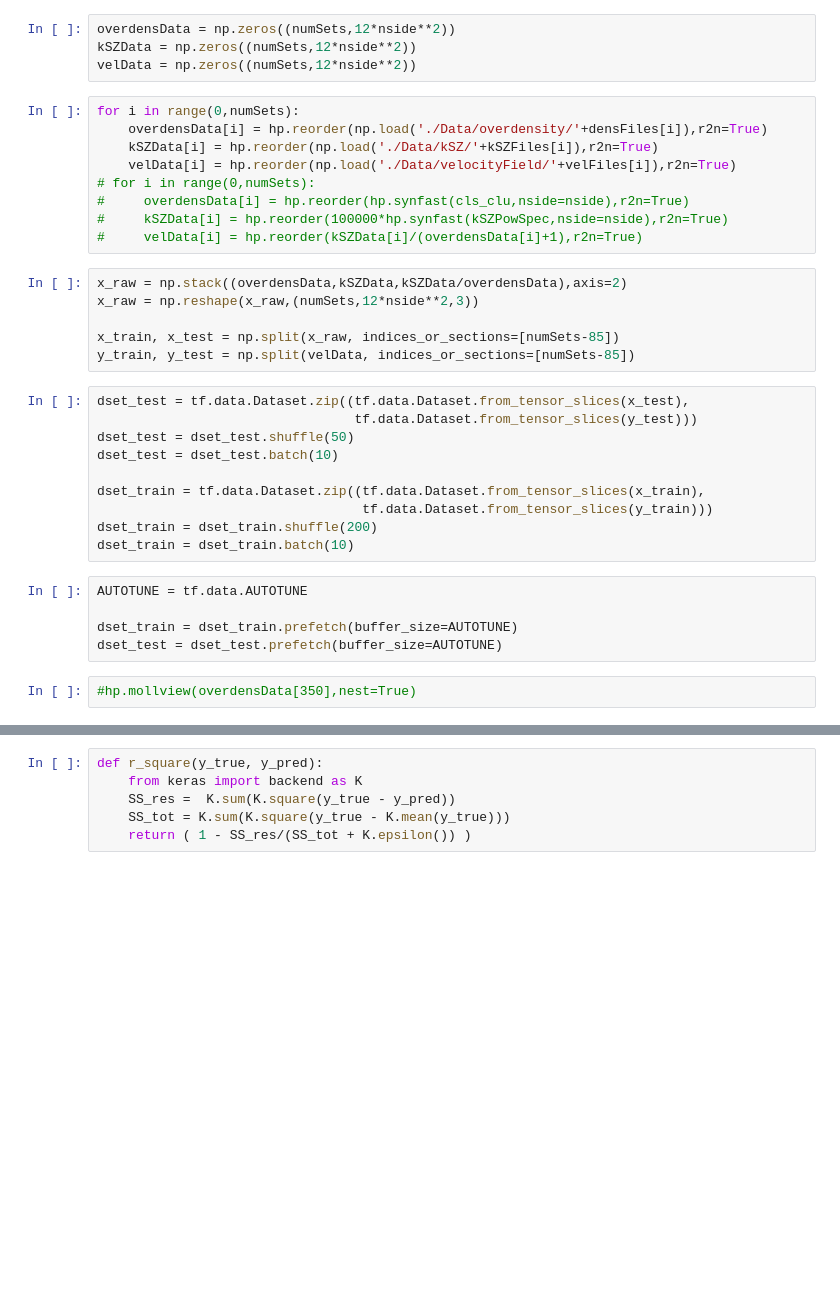
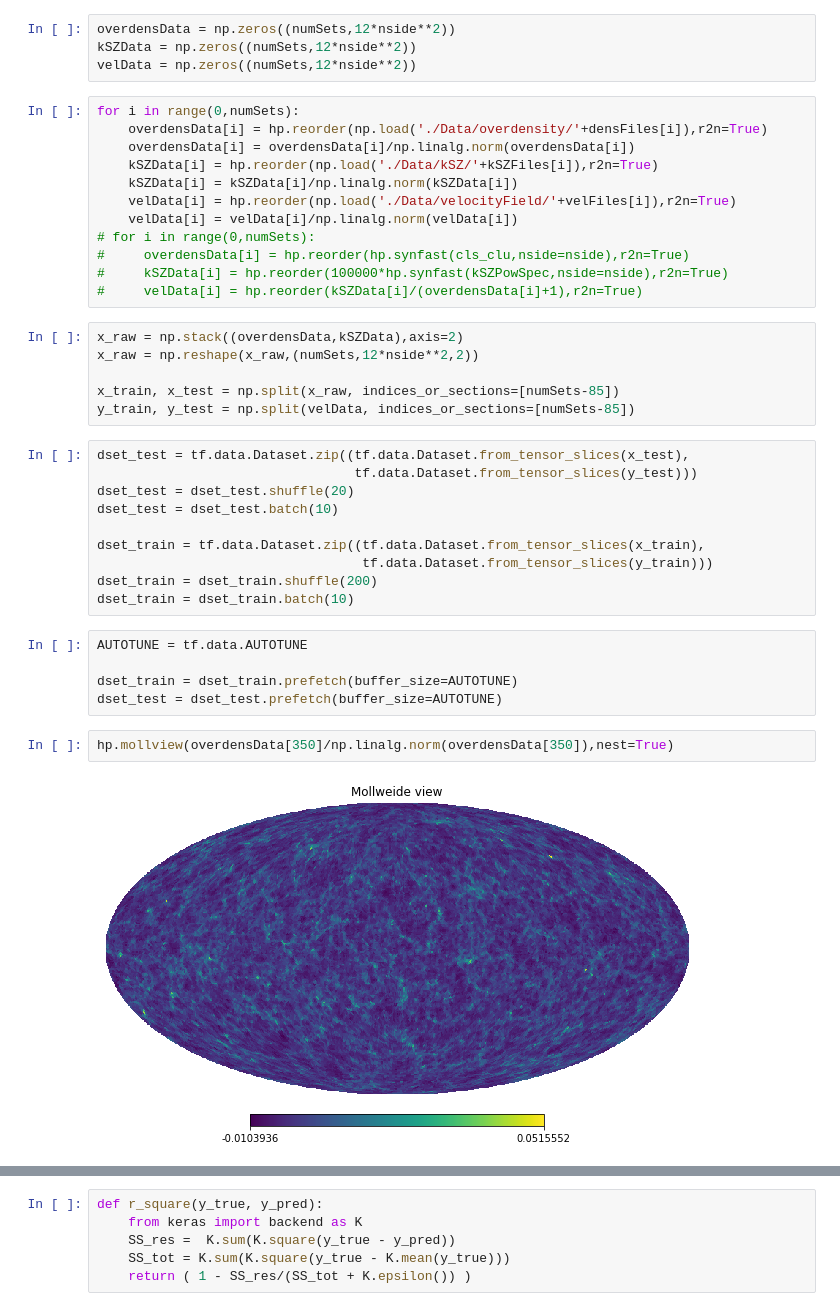
Before and after one commit to wurdahl/kSZ-Velocity-Recon-ML, a Jupyter notebook: GenerativeModel.ipynb, the cells around one changed output, grey strips where cells are left out. Saved outputs shown, nothing was run; the diff lists cells and outputs as text; blank space fills up the shorter version.

```diff
--- a/GenerativeModel.ipynb
+++ b/GenerativeModel.ipynb
@@ -43,22 +43,25 @@ velData = np.zeros((numSets,12*nside**2))
 # %%
 for i in range(0,numSets):
     overdensData[i] = hp.reorder(np.load('./Data/overdensity/'+densFiles[i]),r2n=True)
+    overdensData[i] = overdensData[i]/np.linalg.norm(overdensData[i])
     kSZData[i] = hp.reorder(np.load('./Data/kSZ/'+kSZFiles[i]),r2n=True)
+    kSZData[i] = kSZData[i]/np.linalg.norm(kSZData[i])
     velData[i] = hp.reorder(np.load('./Data/velocityField/'+velFiles[i]),r2n=True)
+    velData[i] = velData[i]/np.linalg.norm(velData[i])
 # for i in range(0,numSets):
 #     overdensData[i] = hp.reorder(hp.synfast(cls_clu,nside=nside),r2n=True)
 #     kSZData[i] = hp.reorder(100000*hp.synfast(kSZPowSpec,nside=nside),r2n=True)
 #     velData[i] = hp.reorder(kSZData[i]/(overdensData[i]+1),r2n=True)
 # %%
-x_raw = np.stack((overdensData,kSZData,kSZData/overdensData),axis=2)
-x_raw = np.reshape(x_raw,(numSets,12*nside**2,3))
+x_raw = np.stack((overdensData,kSZData),axis=2)
+x_raw = np.reshape(x_raw,(numSets,12*nside**2,2))
 
 x_train, x_test = np.split(x_raw, indices_or_sections=[numSets-85])
 y_train, y_test = np.split(velData, indices_or_sections=[numSets-85])
 # %%
 dset_test = tf.data.Dataset.zip((tf.data.Dataset.from_tensor_slices(x_test),
                                  tf.data.Dataset.from_tensor_slices(y_test)))
-dset_test = dset_test.shuffle(50)
+dset_test = dset_test.shuffle(20)
 dset_test = dset_test.batch(10)
 
 dset_train = tf.data.Dataset.zip((tf.data.Dataset.from_tensor_slices(x_train),
@@ -71,4 +74,6 @@ AUTOTUNE = tf.data.AUTOTUNE
 dset_train = dset_train.prefetch(buffer_size=AUTOTUNE)
 dset_test = dset_test.prefetch(buffer_size=AUTOTUNE)
 # %%
-#hp.mollview(overdensData[350],nest=True)
+hp.mollview(overdensData[350]/np.linalg.norm(overdensData[350]),nest=True)
+# %% [output]
+[figure, added]
```
Also changed, not shown: parts of 21 cells of this notebook.
